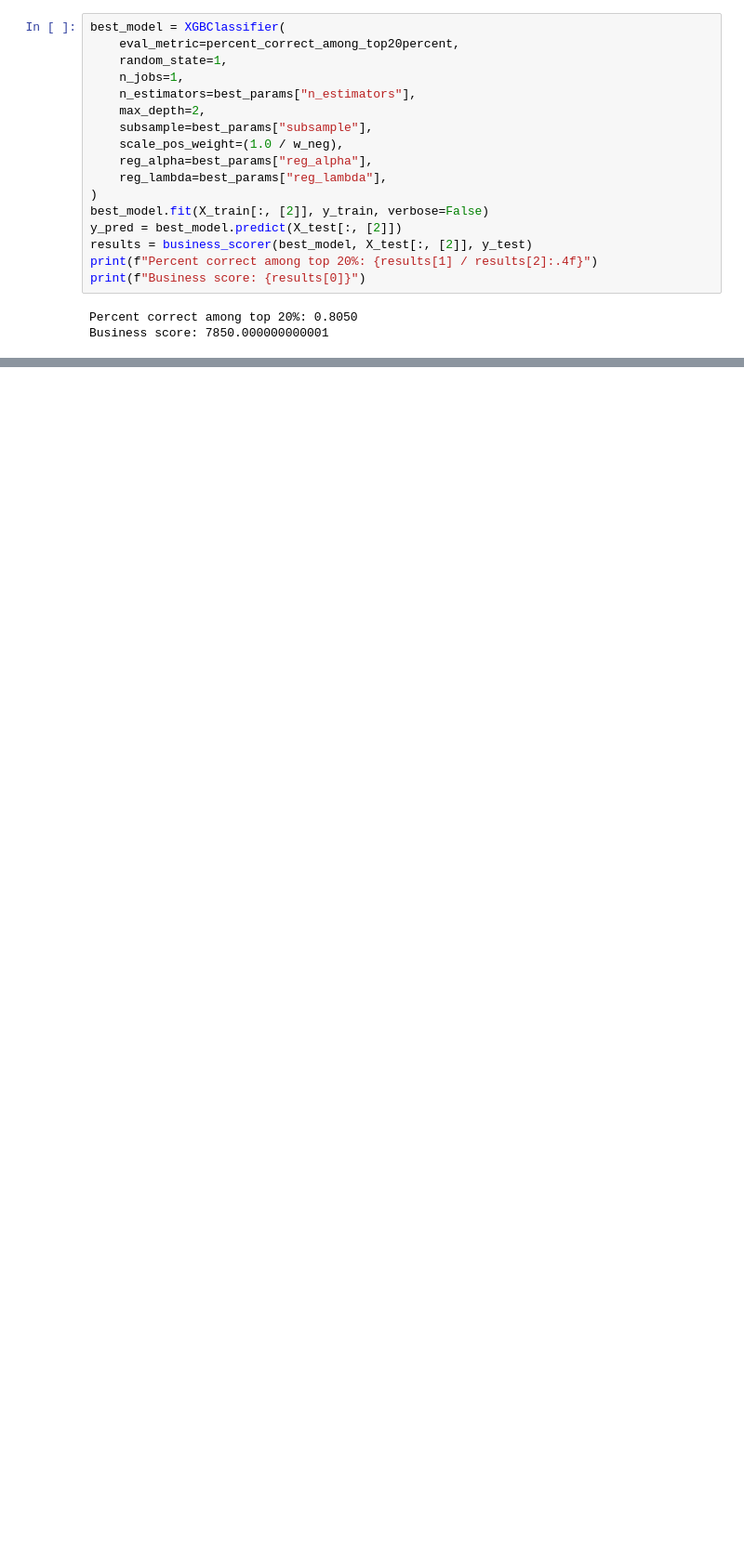
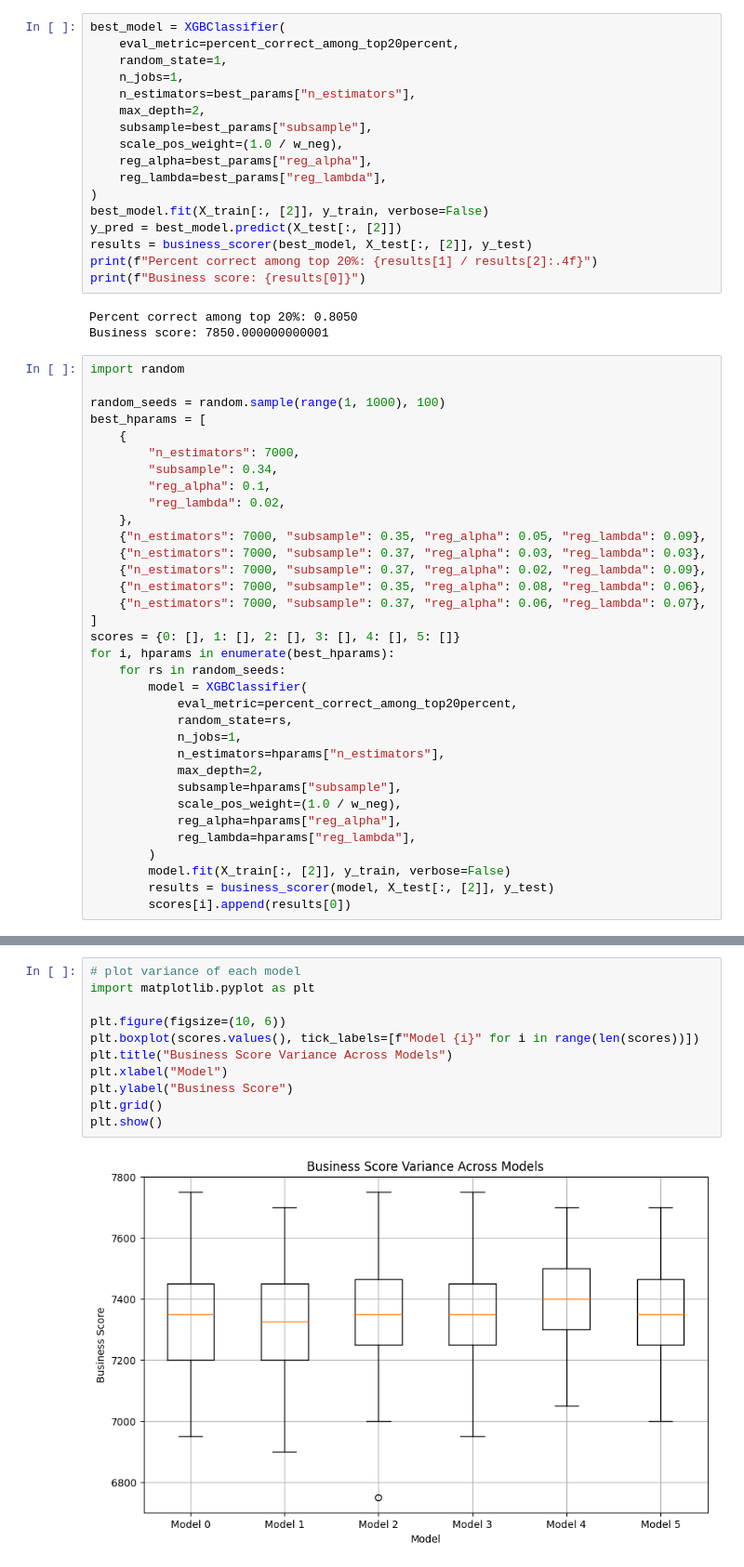
Before and after one commit to dxzielinski/aml-project2, a Jupyter notebook: step_by_step.ipynb, the cells around one changed output, grey strips where cells are left out. Shown at 93% size. Cells and saved outputs as stored; diff of their text form; blank space fills up the shorter version.

Commit message:
add final model

```diff
--- a/step_by_step.ipynb
+++ b/step_by_step.ipynb
@@ -224,3 +231,37 @@ print(f"Business score: {results[0]}")
 # %% [output]
 Percent correct among top 20%: 0.8050
 Business score: 7850.000000000001
+# %%
+import random
+
+random_seeds = random.sample(range(1, 1000), 100)
+best_hparams = [
+    {
+        "n_estimators": 7000,
+        "subsample": 0.34,
+        "reg_alpha": 0.1,
+        "reg_lambda": 0.02,
+    },
+    {"n_estimators": 7000, "subsample": 0.35, "reg_alpha": 0.05, "reg_lambda": 0.09},
+    {"n_estimators": 7000, "subsample": 0.37, "reg_alpha": 0.03, "reg_lambda": 0.03},
+    {"n_estimators": 7000, "subsample": 0.37, "reg_alpha": 0.02, "reg_lambda": 0.09},
+    {"n_estimators": 7000, "subsample": 0.35, "reg_alpha": 0.08, "reg_lambda": 0.06},
+    {"n_estimators": 7000, "subsample": 0.37, "reg_alpha": 0.06, "reg_lambda": 0.07},
+]
+scores = {0: [], 1: [], 2: [], 3: [], 4: [], 5: []}
+for i, hparams in enumerate(best_hparams):
+    for rs in random_seeds:
+        model = XGBClassifier(
+            eval_metric=percent_correct_among_top20percent,
+            random_state=rs,
+            n_jobs=1,
+            n_estimators=hparams["n_estimators"],
+            max_depth=2,
+            subsample=hparams["subsample"],
+            scale_pos_weight=(1.0 / w_neg),
+            reg_alpha=hparams["reg_alpha"],
+            reg_lambda=hparams["reg_lambda"],
+        )
+        model.fit(X_train[:, [2]], y_train, verbose=False)
+        results = business_scorer(model, X_test[:, [2]], y_test)
+        scores[i].append(results[0])
@@ -226,0 +282,13 @@ Business score: 7850.000000000001
+# %%
+# plot variance of each model
+import matplotlib.pyplot as plt
+
+plt.figure(figsize=(10, 6))
+plt.boxplot(scores.values(), tick_labels=[f"Model {i}" for i in range(len(scores))])
+plt.title("Business Score Variance Across Models")
+plt.xlabel("Model")
+plt.ylabel("Business Score")
+plt.grid()
+plt.show()
+# %% [output]
+[figure, added]
```
Also changed, not shown: parts of 6 cells of this notebook, 3 other files.
